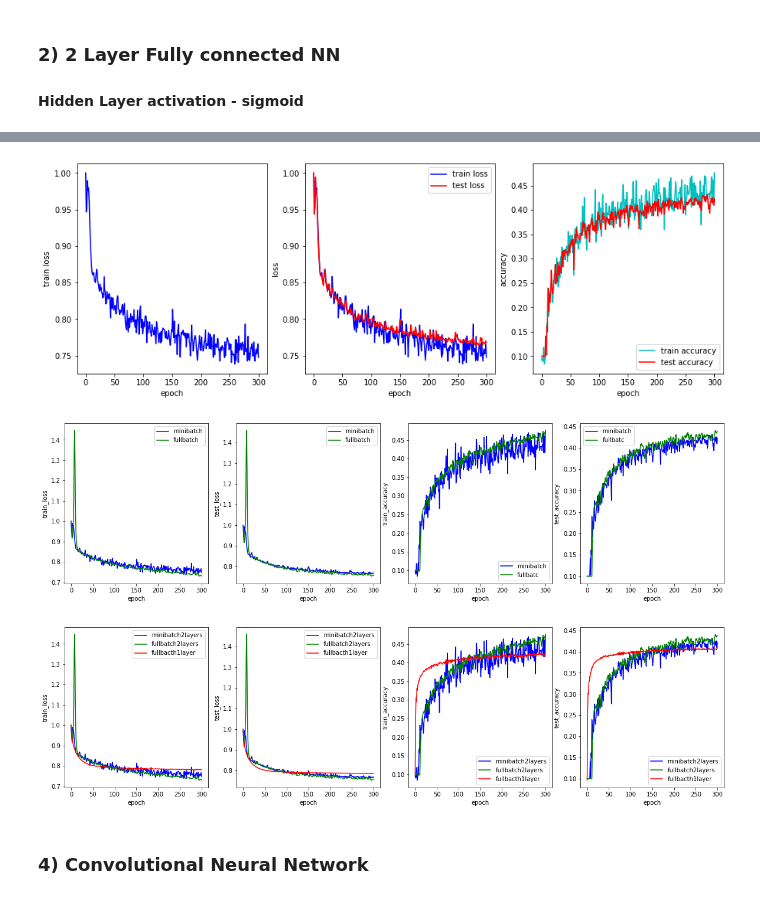
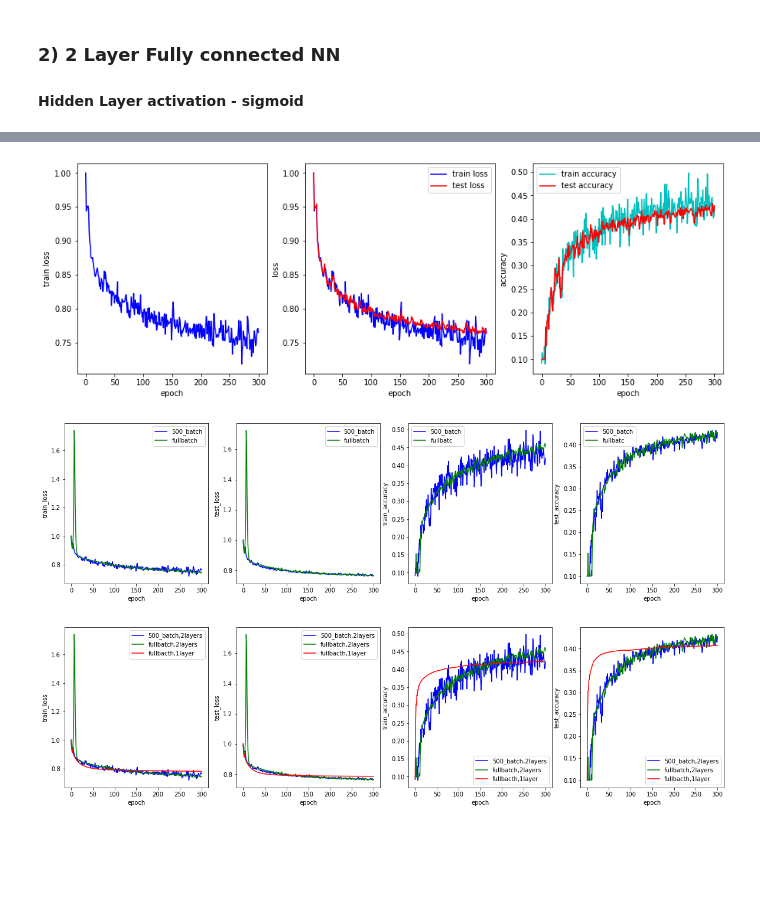
Before and after one commit to Tharindu-Nirmal/CVDeepLearning, a Jupyter notebook: src/scripts/A04_180701BQ1.ipynb, the cells around one changed output, grey strips where cells are left out. Cells and saved outputs as stored; diff of their text form; code cells hidden in the pictures; blank space fills up the shorter version.

Commit message:
starting minibatch with Q4 done

```diff
--- a/src/scripts/A04_180701BQ1.ipynb
+++ b/src/scripts/A04_180701BQ1.ipynb
@@ -120,7 +120,7 @@ def runlinearmodel(batchsize=batch_size,iterations=iterations,lr=lr,lr_decay=lr_
     rng = np.random.default_rng(seed=seed)
 
     for t in range(iterations+1):
-        batch_indices = np.random.choice(Ntr,batchsize)
+        batch_indices = np.random.choice(Ntr,batchsize,replace=False) #take 'batchsize' amount of indices
         rng.shuffle(batch_indices)
         x = x_train[batch_indices]
         y = y_train[batch_indices]
@@ -254,7 +254,7 @@ def run2LNN(batchsize=batch_size,iterations=iterations,lr=lr,lr_decay=lr_decay,r
     rng = np.random.default_rng(seed=seed)
 
     for t in range(iterations+1):
-        batch_indices = np.random.choice(Ntr,batchsize)
+        batch_indices = np.random.choice(Ntr,batchsize,replace=False)
         rng.shuffle(batch_indices)
         x = x_train[batch_indices]*255 #made backprop more prominent
         y = y_train[batch_indices]
@@ -432,35 +432,35 @@ ax[2].set_xlabel('epoch')
 ax[2].set_ylabel('accuracy')
 ax[2].legend(['train accuracy','test accuracy']);
 # %% [output]
-[figure, old version]
+[figure, new version]
 # %%
-#comparision between the 2 layer networks: full batch(size=50000) and minibatch(size=500)
+#comparision between the 2 layer networks: full batch(size=50000) and batch(size=500)
 fig,ax = plt.subplots(1,4,figsize=(20,5))
 ax[0].plot(loss_history3,'b')
 ax[0].plot(loss_history2,'g')
 ax[0].set_xlabel('epoch')
 ax[0].set_ylabel('train_loss')
-ax[0].legend(['minibatch','fullbatch'])
+ax[0].legend(['500_batch','fullbatch'])
 
 ax[1].plot(test_losshistory3,'b')
 ax[1].plot(test_losshistory2,'g')
 ax[1].set_xlabel('epoch')
 ax[1].set_ylabel('test_loss')
-ax[1].legend(['minibatch','fullbatch'])
+ax[1].legend(['500_batch','fullbatch'])
 
 ax[2].plot(train_acc_history3,'b')
 ax[2].plot(train_acc_history2,'g')
 ax[2].set_xlabel('epoch')
 ax[2].set_ylabel('train_accuracy')
-ax[2].legend(['minibatch','fullbatc'])
+ax[2].legend(['500_batch','fullbatc'])
 
 ax[3].plot(val_acc_history3,'b')
 ax[3].plot(val_acc_history2,'g')
 ax[3].set_xlabel('epoch')
 ax[3].set_ylabel('test_accuracy')
-ax[3].legend(['minibatch','fullbatc']);
+ax[3].legend(['500_batch','fullbatc']);
 # %% [output]
-[figure, old version]
+[figure, new version]
 # %%
 #comparision between the previous 3 neural networks: full batch(size=50000) and minibatch(size=500)
 fig,ax = plt.subplots(1,4,figsize=(20,5))
@@ -469,29 +469,27 @@ ax[0].plot(loss_history2,'g')
 ax[0].plot(loss_history1,'r')
 ax[0].set_xlabel('epoch')
 ax[0].set_ylabel('train_loss')
-ax[0].legend(['minibatch2layers','fullbatch2layers','fullbacth1layer'])
+ax[0].legend(['500_batch,2layers','fullbatch,2layers','fullbacth,1layer'])
 
 ax[1].plot(test_losshistory3,'b')
 ax[1].plot(test_losshistory2,'g')
 ax[1].plot(test_losshistory1,'r')
 ax[1].set_xlabel('epoch')
 ax[1].set_ylabel('test_loss')
-ax[1].legend(['minibatch2layers','fullbatch2layers','fullbacth1layer'])
+ax[1].legend(['500_batch,2layers','fullbatch,2layers','fullbacth,1layer'])
 
 ax[2].plot(train_acc_history3,'b')
 ax[2].plot(train_acc_history2,'g')
 ax[2].plot(train_acc_history1,'r')
 ax[2].set_xlabel('epoch')
 ax[2].set_ylabel('train_accuracy')
-ax[2].legend(['minibatch2layers','fullbatch2layers','fullbacth1layer'])
+ax[2].legend(['500_batch,2layers','fullbatch,2layers','fullbacth,1layer'])
 
 ax[3].plot(val_acc_history3,'b')
 ax[3].plot(val_acc_history2,'g')
 ax[3].plot(val_acc_history1,'r')
 ax[3].set_xlabel('epoch')
 ax[3].set_ylabel('test_accuracy')
-ax[3].legend(['minibatch2layers','fullbatch2layers','fullbacth1layer']);
+ax[3].legend(['500_batch,2layers','fullbatch,2layers','fullbacth,1layer']);
 # %% [output]
-[figure, old version]
+[figure, new version]
-# %% [markdown]
-### 4) Convolutional Neural Network
```
Also changed, not shown: parts of 10 cells of this notebook, 2 other files.
